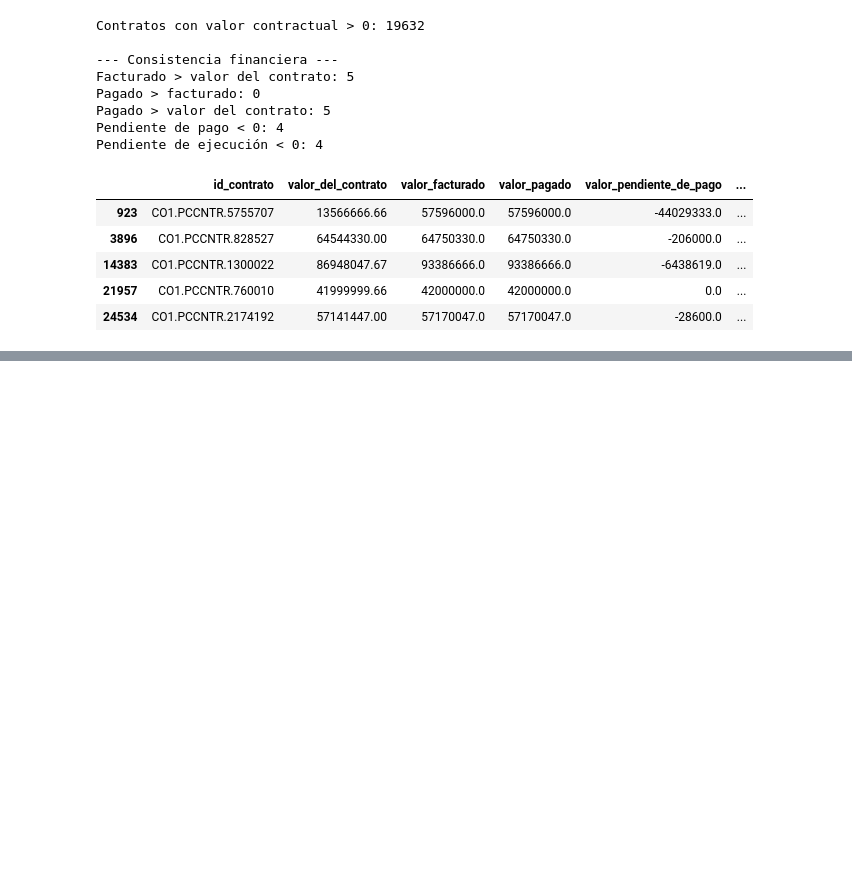
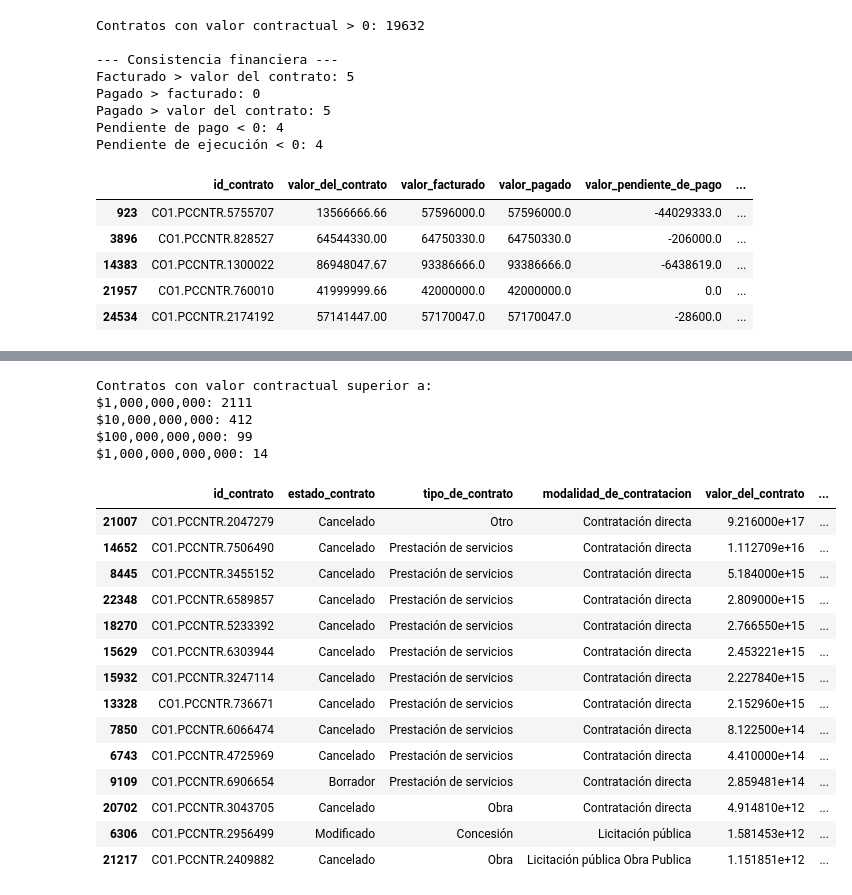
Before and after one commit to caldeeh/proyecto1-analitica-contratacion, a Jupyter notebook: Tarea 2/Pregunta 3/02_limpieza_p3.ipynb, the cells around one changed output, grey strips where cells are left out. Saved outputs shown, nothing was run; the diff lists cells and outputs as text; code cells hidden in the pictures; blank space fills up the shorter version.

```diff
--- a/Tarea 2/Pregunta 3/02_limpieza_p3.ipynb
+++ b/Tarea 2/Pregunta 3/02_limpieza_p3.ipynb
@@ -2433,0 +2673,54 @@ casos_facturado_mayor[
+# %%
+umbrales = [1e9, 1e10, 1e11, 1e12]
+
+print("Contratos con valor contractual superior a:")
+
+for umbral in umbrales:
+    cantidad = (
+        df["valor_del_contrato"] > umbral
+    ).sum()
+
+    print(f"${umbral:,.0f}: {cantidad}")
+# %% [output]
+Contratos con valor contractual superior a:
+$1,000,000,000: 2111
+$10,000,000,000: 412
+$100,000,000,000: 99
+$1,000,000,000,000: 14
+# %%
+extremos_contrato = df[
+    df["valor_del_contrato"] > 1e12
+][
+    [
+        "id_contrato",
+        "estado_contrato",
+        "tipo_de_contrato",
+        "modalidad_de_contratacion",
+        "valor_del_contrato",
+        "valor_facturado",
+        "valor_pagado",
+        "valor_pendiente_de_pago",
+        "valor_pendiente_de_ejecucion"
+    ]
+].sort_values(
+    "valor_del_contrato",
+    ascending=False
+)
+
+extremos_contrato
+# %% [output]
+|  | id_contrato | estado_contrato | tipo_de_contrato | modalidad_de_contratacion | valor_del_contrato | ... |
+| 21007 | CO1.PCCNTR.2047279 | Cancelado | Otro | Contratación directa | 9.216000e+17 | ... |
+| 14652 | CO1.PCCNTR.7506490 | Cancelado | Prestación de servicios | Contratación directa | 1.112709e+16 | ... |
+| 8445 | CO1.PCCNTR.3455152 | Cancelado | Prestación de servicios | Contratación directa | 5.184000e+15 | ... |
+| 22348 | CO1.PCCNTR.6589857 | Cancelado | Prestación de servicios | Contratación directa | 2.809000e+15 | ... |
+| 18270 | CO1.PCCNTR.5233392 | Cancelado | Prestación de servicios | Contratación directa | 2.766550e+15 | ... |
+| 15629 | CO1.PCCNTR.6303944 | Cancelado | Prestación de servicios | Contratación directa | 2.453221e+15 | ... |
+| 15932 | CO1.PCCNTR.3247114 | Cancelado | Prestación de servicios | Contratación directa | 2.227840e+15 | ... |
+| 13328 | CO1.PCCNTR.736671 | Cancelado | Prestación de servicios | Contratación directa | 2.152960e+15 | ... |
+| 7850 | CO1.PCCNTR.6066474 | Cancelado | Prestación de servicios | Contratación directa | 8.122500e+14 | ... |
+| 6743 | CO1.PCCNTR.4725969 | Cancelado | Prestación de servicios | Contratación directa | 4.410000e+14 | ... |
+| 9109 | CO1.PCCNTR.6906654 | Borrador | Prestación de servicios | Contratación directa | 2.859481e+14 | ... |
+| 20702 | CO1.PCCNTR.3043705 | Cancelado | Obra | Contratación directa | 4.914810e+12 | ... |
+| 6306 | CO1.PCCNTR.2956499 | Modificado | Concesión | Licitación pública | 1.581453e+12 | ... |
+| 21217 | CO1.PCCNTR.2409882 | Cancelado | Obra | Licitación pública Obra Publica | 1.151851e+12 | ... |
```
Also changed, not shown: parts of 27 cells of this notebook.
